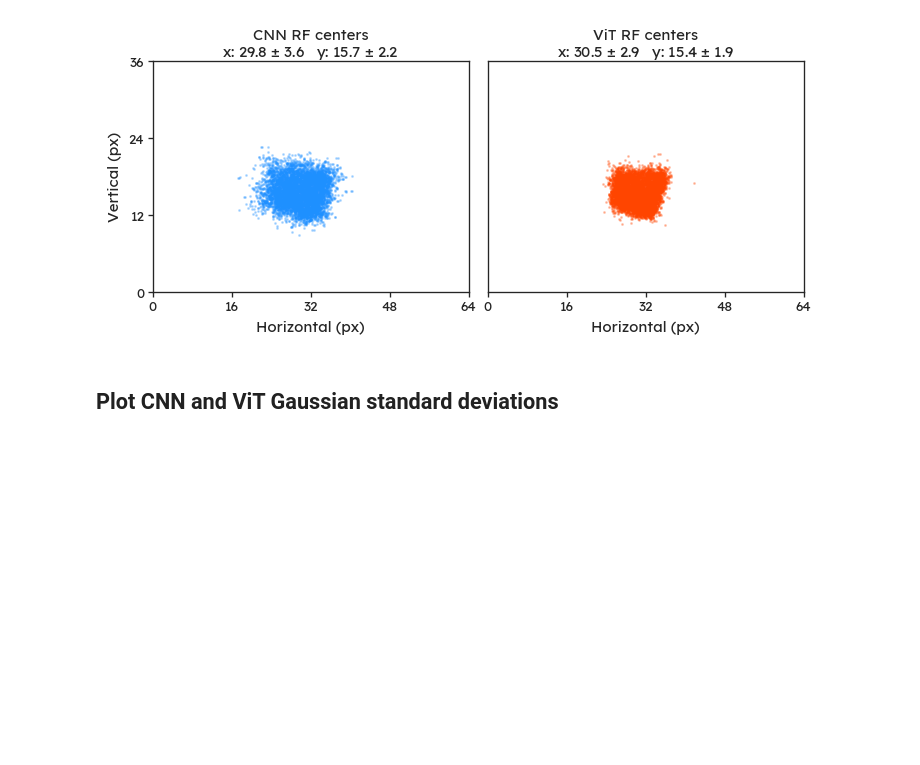
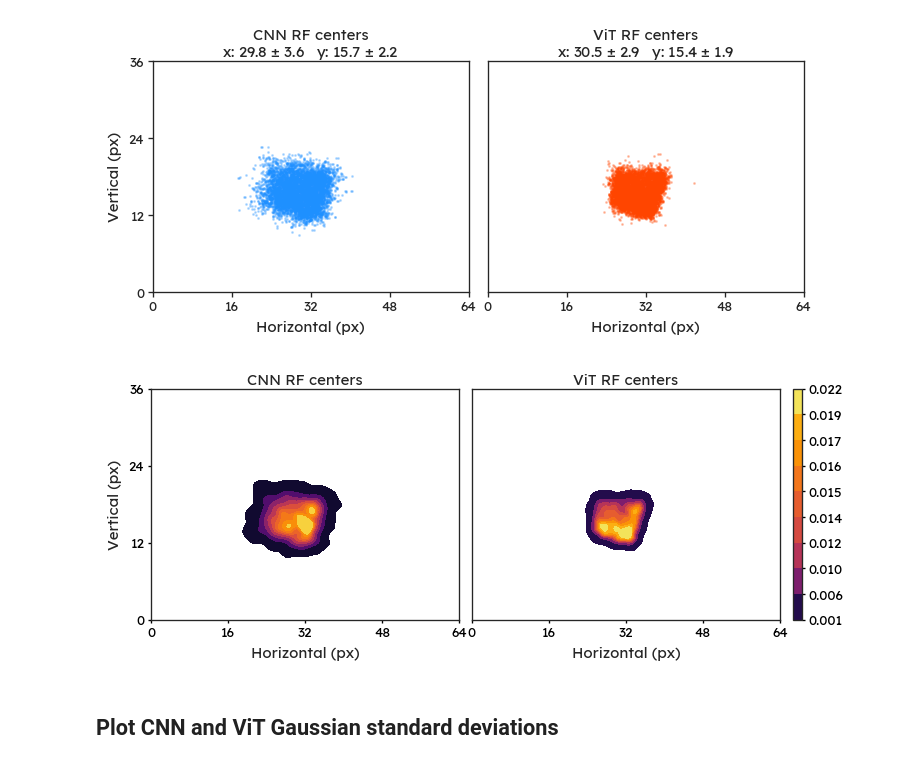
Before and after one commit to bryanlimy/V1T, a Jupyter notebook: misc/plot_RFs.ipynb, the cells around one changed output. Cells and saved outputs as stored; diff of their text form; code cells hidden in the pictures; blank space fills up the shorter version.

```diff
--- a/misc/plot_RFs.ipynb
+++ b/misc/plot_RFs.ipynb
@@ -96,6 +96,82 @@ plt.show()
 plt.close(figure)
 # %% [output]
 [figure]
+# %%
+cnn_x, cnn_y = load_centers(cnn_popts)
+vit_x, vit_y = load_centers(vit_popts)
+
+tick_fontsize, label_fontsize, title_fontsize = 8, 9, 10
+figure, axes = plt.subplots(
+    nrows=1,
+    ncols=3,
+    gridspec_kw={"wspace": 0.06, "hspace": 0.0, "width_ratios": [1, 1, 0.03]},
+    figsize=(7, 2.5),
+    dpi=120,
+)
+
+thresh, levels = 0.01, 10
+kde_kw = {
+    "fill": True,
+    "levels": np.linspace(thresh, 1.0, levels),
+    "thresh": thresh,
+    "cmap": "inferno",
+}
+sns.kdeplot(x=cnn_x, y=cnn_y, ax=axes[0], **kde_kw)
+sns.kdeplot(x=vit_x, y=vit_y, ax=axes[1], **kde_kw, cbar=True, cbar_ax=axes[2])
+
+axes[0].set_title("CNN RF centers", fontsize=label_fontsize, y=0.975)
+axes[1].set_title("ViT RF centers", fontsize=label_fontsize, y=0.975)
+
+x_range = np.linspace(0, IMAGE_SIZE[2], 5)
+y_range = np.linspace(0, IMAGE_SIZE[1], 4)
+
+tensorboard.set_xticks(
+    axis=axes[0],
+    ticks_loc=x_range,
+    ticks=x_range.astype(int),
+    label="Horizontal (px)",
+    tick_fontsize=tick_fontsize,
+    label_fontsize=label_fontsize,
+)
+tensorboard.set_yticks(
+    axis=axes[0],
+    ticks_loc=y_range,
+    ticks=y_range.astype(int),
+    label="Vertical (px)",
+    tick_fontsize=tick_fontsize,
+    label_fontsize=label_fontsize,
+)
+
+tensorboard.set_xticks(
+    axis=axes[1],
+    ticks_loc=x_range,
+    ticks=x_range.astype(int),
+    label="Horizontal (px)",
+    tick_fontsize=tick_fontsize,
+    label_fontsize=label_fontsize,
+)
+axes[1].set_yticks([])
+axes[1].set_ylim(0, IMAGE_SIZE[1])
+
+ticks_loc = axes[2].get_yticks()
+tensorboard.set_yticks(
+    axis=axes[2],
+    ticks_loc=ticks_loc,
+    ticks=[f"{tick:.03f}" for tick in ticks_loc],
+    tick_fontsize=tick_fontsize,
+)
+
+for ax in axes:
+    tensorboard.set_ticks_params(axis=ax, length=2)
+
+
+filename = os.path.join("plots", "RF_centers.pdf")
+tensorboard.save_figure(figure, filename=filename, dpi=240, close=False)
+
+plt.show()
+plt.close(figure)
+# %% [output]
+[figure, added]
 # %% [markdown]
 ## Plot CNN and ViT Gaussian standard deviations
 # %%
```
Also changed, not shown: parts of 1 cell of this notebook.
